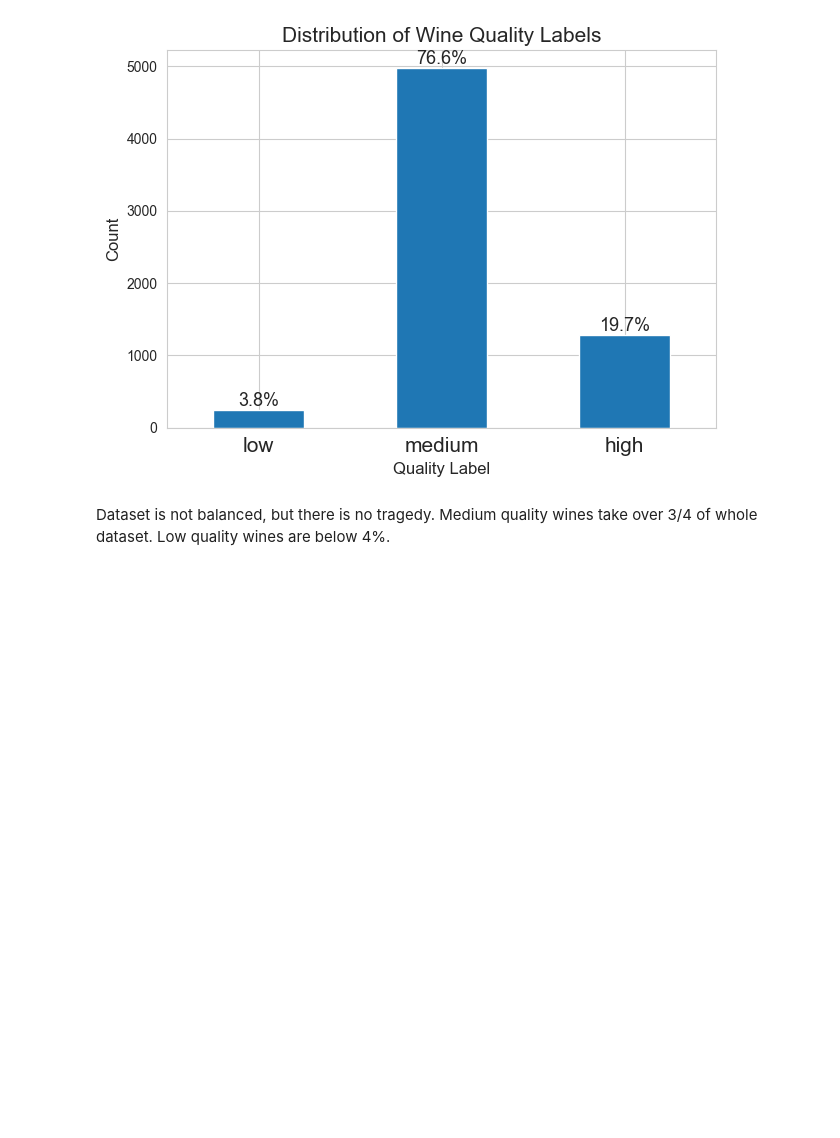
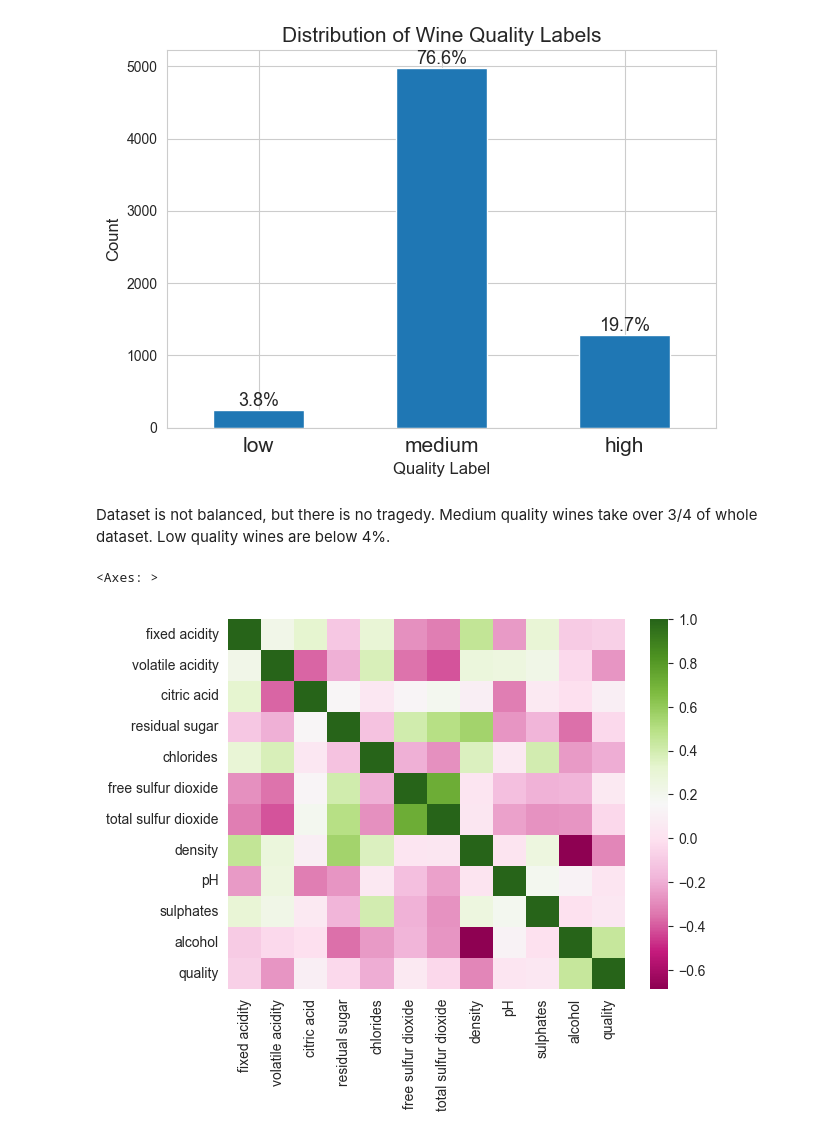
Before and after one commit to Spontaniczny/Data-Visualization, a Jupyter notebook: lab1/lab1.ipynb, the cells around one changed output. Saved outputs shown, nothing was run; the diff lists cells and outputs as text; code cells hidden in the pictures; blank space fills up the shorter version.

```diff
--- a/lab1/lab1.ipynb
+++ b/lab1/lab1.ipynb
@@ -186,3 +186,8 @@ plt.show()
 [figure]
 # %% [markdown]
 Dataset is not balanced, but there is no tragedy. Medium quality wines take over 3/4 of whole dataset. Low quality wines are below 4%.
+# %%
+sns.heatmap(numeric_columns.corr(), cmap="PiYG")
+# %% [output]
+<Axes: >
+[figure, added]
```
Also changed, not shown: parts of 4 cells of this notebook.
